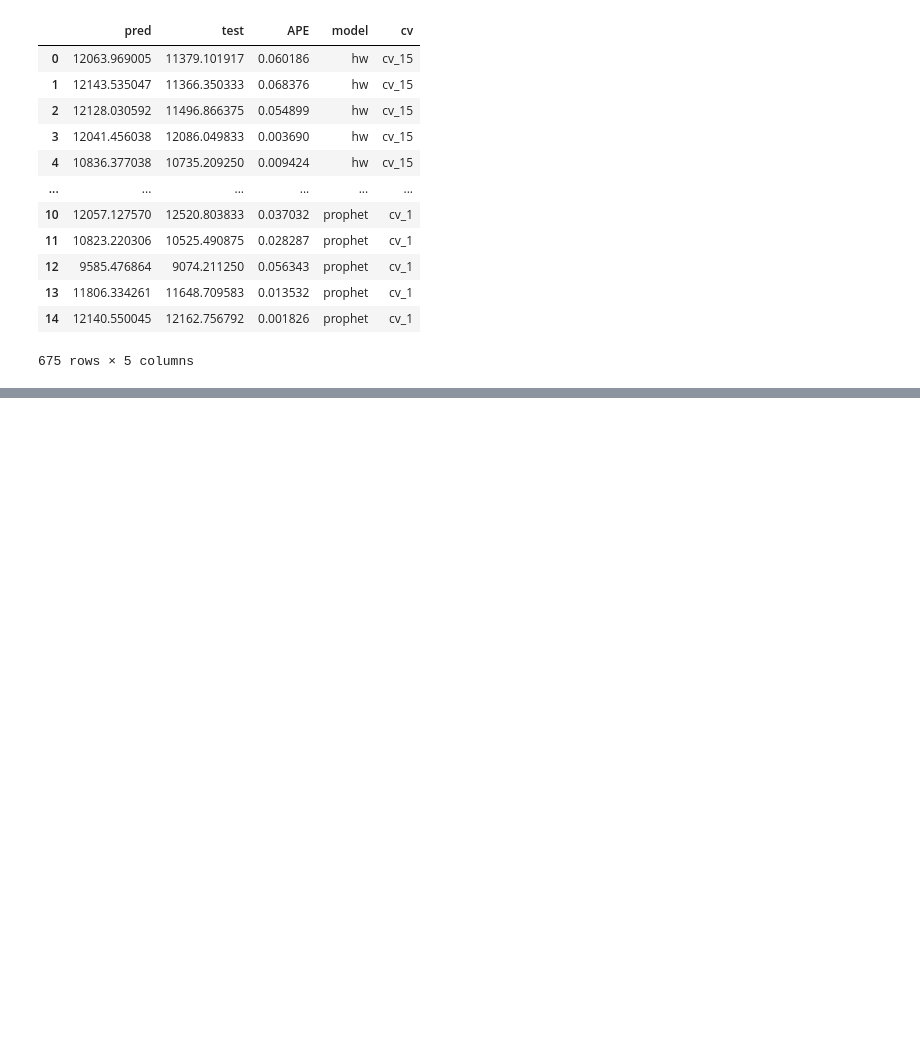
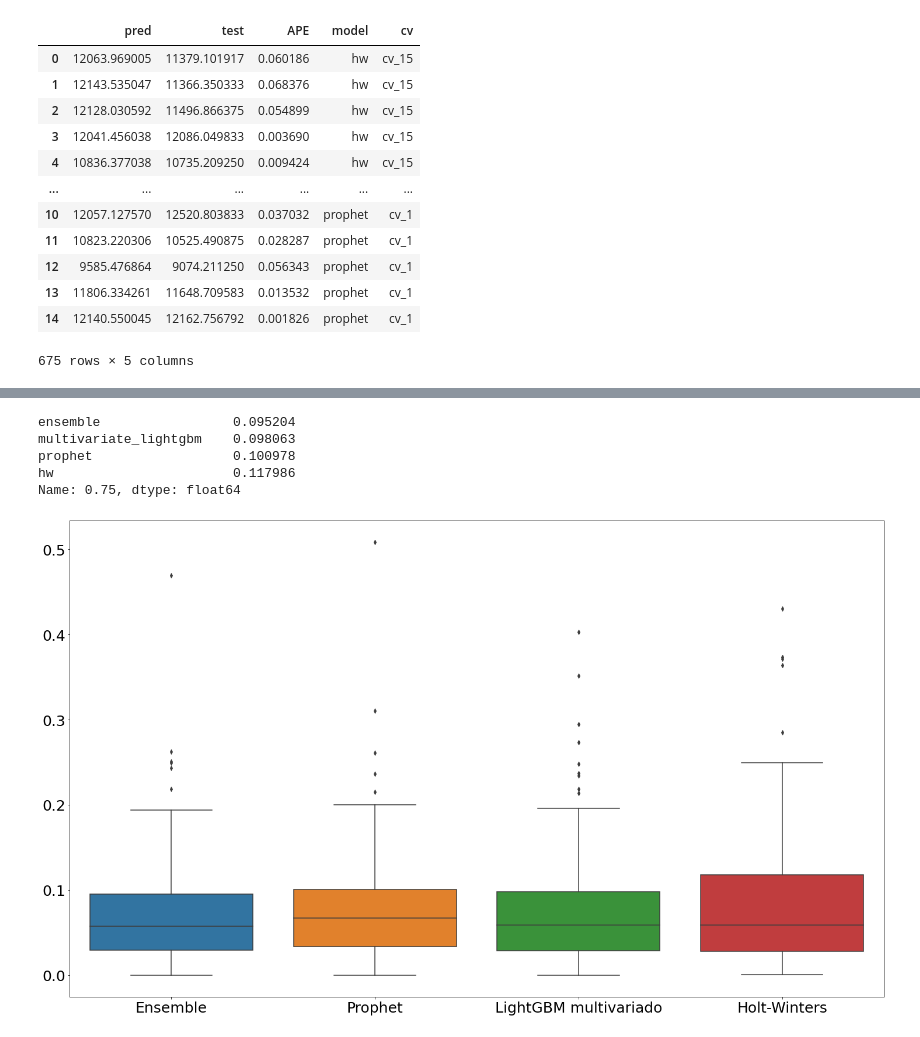
Before and after one commit to matheus-vizzotto/projecao_demanda_eletrica, a Jupyter notebook: models/cross_validation/compare_cv.ipynb, the cells around one changed output, grey strips where cells are left out. Drawn from its saved outputs; the diff is of its cells as text; code cells hidden in the pictures; blank space fills up the shorter version.

```diff
--- a/models/cross_validation/compare_cv.ipynb
+++ b/models/cross_validation/compare_cv.ipynb
@@ -253,0 +253,21 @@ df_c
+# %%
+folds = 15
+cvs = [f"cv_{x}" for x in range(folds,0, -1)]
+
+df = pd.DataFrame()
+for file in os.listdir("validation"):
+    file_name = "validation/" + file
+    with open(file_name) as f:
+        model_dict = json.load(f)
+    df_model_errors = pd.DataFrame()
+    for cv in cvs:
+        pred = pd.Series(model_dict[cv]["pred"])
+        test = pd.Series(model_dict[cv]["test"])
+        ape = np.abs(test-pred)/test
+        #print(file, cv, ape)
+        for x,i in enumerate(ape):
+            if i >= 0.4:
+                print(file, cv, x, i)
+        df_model_errors = pd.concat([df_model_errors, ape], axis = 0)
+    df_model_errors.columns = [file[:-8]]
+    df = pd.concat([df, df_model_errors], axis = 1)
@@ -253,0 +352,33 @@ df_c
+# %%
+df.quantile(.75).sort_values()
+# %% [output]
+ensemble                 0.095204
+multivariate_lightgbm    0.098063
+prophet                  0.100978
+hw                       0.117986
+Name: 0.75, dtype: float64
+# %%
+format_cols = {"arima": "SARIMA",
+                "decisiontrees": "Árvores de decisão",
+                "hw": "Holt-Winters",
+                "multivariate_lightgbm": "LightGBM multivariado",
+                "multivariate_xgboost": "XGBoost multivariado",
+                "prophet": "Prophet",
+                "tbats": "TBATS",
+                "univariate_lightgbm_dir": "LightGBM univ. (dir.)",
+                "univariate_lightgbm_seq": "LightGBM univ. (rec.)",
+                "univariate_xgboost_dir": "XGBoost univ. (dir)",
+                "univariate_xgboost_seq": "XGBoost univ. (rec.)",
+                "ensemble": "Ensemble"
+            }
+
+sorted_index = df.mean().sort_values().index
+df_sorted=df[sorted_index]
+df_sorted.rename(format_cols, axis=1,inplace=True)
+b = sns.boxplot(data=df_sorted)
+b.tick_params(labelsize=25)
+#sns.swarmplot(data=df_sorted, color="purple")
+
+plt.savefig("boxplot_crossval.png")
+# %% [output]
+[figure, added]
```
Also changed, not shown: parts of 8 cells of this notebook, 5 other files.
